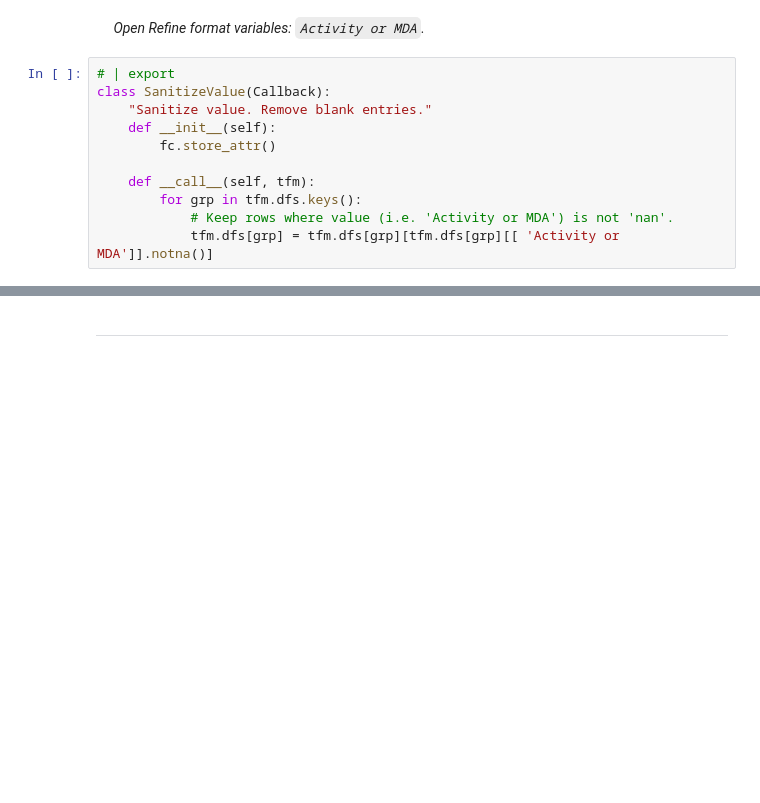
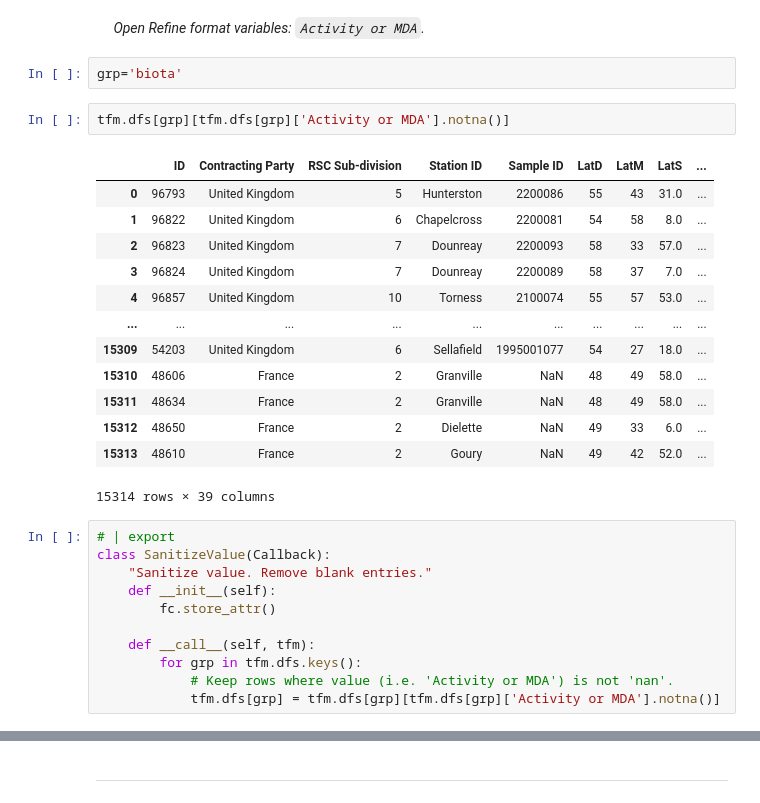
Before and after one commit to niallmurphy93/marisco, a Jupyter notebook: nbs/handlers/ospar.ipynb, the cells around one changed output, grey strips where cells are left out. Drawn from its saved outputs; the diff is of its cells as text; blank space fills up the shorter version.

```diff
--- a/nbs/handlers/ospar.ipynb
+++ b/nbs/handlers/ospar.ipynb
@@ -1947,6 +2012,24 @@ Number of rows in tfm.dfs + Number of dropped r...     18856  15314
 &nbsp;&nbsp;&nbsp;&nbsp;&nbsp;*NetCDF4 format variable: ``value``.*
 # %% [markdown]
 &nbsp;&nbsp;&nbsp;&nbsp;&nbsp;*Open Refine format variables: ``Activity or MDA``.*
+# %%
+grp='biota'
+# %%
+tfm.dfs[grp][tfm.dfs[grp]['Activity or MDA'].notna()]
+# %% [output]
+|  | ID | Contracting Party | RSC Sub-division | Station ID | Sample ID | LatD | LatM | LatS | ... |
+| 0 | 96793 | United Kingdom | 5 | Hunterston | 2200086 | 55 | 43 | 31.0 | ... |
+| 1 | 96822 | United Kingdom | 6 | Chapelcross | 2200081 | 54 | 58 | 8.0 | ... |
+| 2 | 96823 | United Kingdom | 7 | Dounreay | 2200093 | 58 | 33 | 57.0 | ... |
+| 3 | 96824 | United Kingdom | 7 | Dounreay | 2200089 | 58 | 37 | 7.0 | ... |
+| 4 | 96857 | United Kingdom | 10 | Torness | 2100074 | 55 | 57 | 53.0 | ... |
+| ... | ... | ... | ... | ... | ... | ... | ... | ... | ... |
+| 15309 | 54203 | United Kingdom | 6 | Sellafield | 1995001077 | 54 | 27 | 18.0 | ... |
+| 15310 | 48606 | France | 2 | Granville | NaN | 48 | 49 | 58.0 | ... |
+| 15311 | 48634 | France | 2 | Granville | NaN | 48 | 49 | 58.0 | ... |
+| 15312 | 48650 | France | 2 | Dielette | NaN | 49 | 33 | 6.0 | ... |
+| 15313 | 48610 | France | 2 | Goury | NaN | 49 | 42 | 52.0 | ... |
+15314 rows × 39 columns
 # %%
 # | export
 class SanitizeValue(Callback):
@@ -1957,7 +2040,7 @@ class SanitizeValue(Callback):
     def __call__(self, tfm):
         for grp in tfm.dfs.keys():
             # Keep rows where value (i.e. 'Activity or MDA') is not 'nan'.
-            tfm.dfs[grp] = tfm.dfs[grp][tfm.dfs[grp][[ 'Activity or MDA']].notna()]
+            tfm.dfs[grp] = tfm.dfs[grp][tfm.dfs[grp]['Activity or MDA'].notna()]
 # %%
 #|eval: false
 dfs = load_data(fname_in)
```
Also changed, not shown: parts of 51 cells of this notebook, 1 other file.
